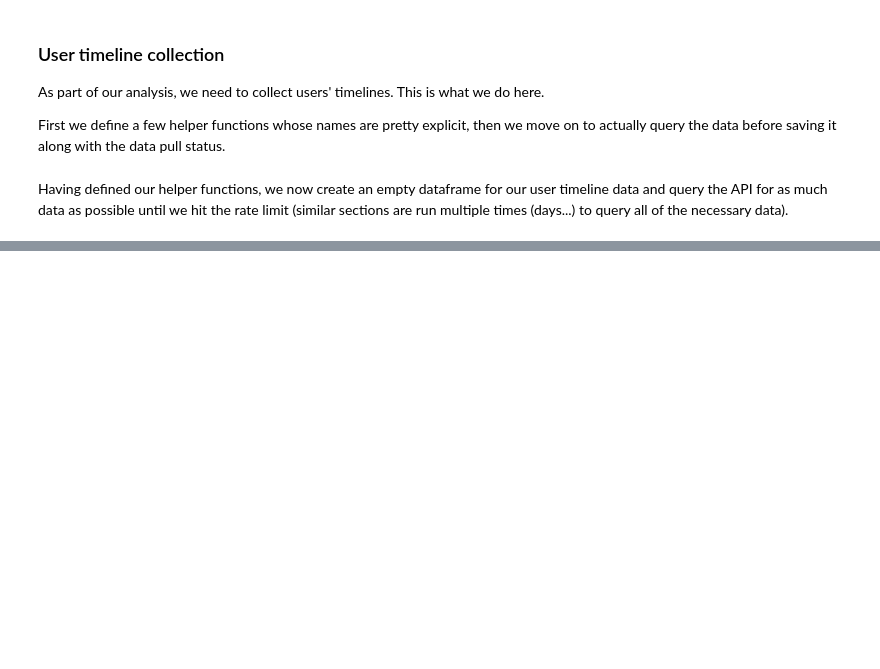
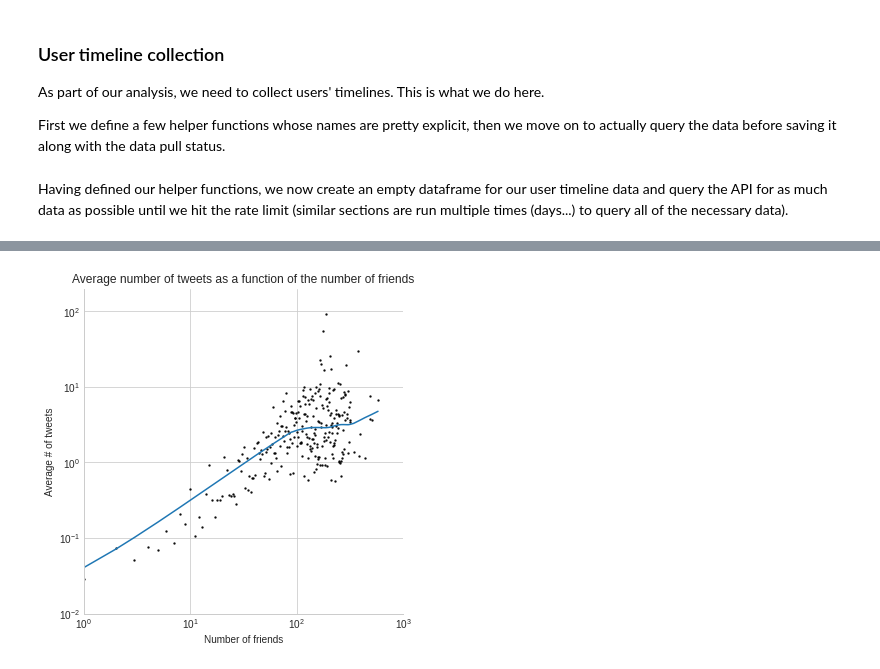
Before and after one commit to epfl-ada/ada-2020-project-milestone-p3-p3_datart, a Jupyter notebook: creative_extension.ipynb, the cells around one changed output, grey strips where cells are left out. Saved outputs shown, nothing was run; the diff lists cells and outputs as text; code cells hidden in the pictures; blank space fills up the shorter version.

```diff
--- a/creative_extension.ipynb
+++ b/creative_extension.ipynb
@@ -840,0 +957,7 @@ eval(
+# %%
+user_mentions_df.user_id = user_mentions_df.user_id.astype(int)
+merged_mentions = pd.merge(
+    user_mentions_df, user_data_w_alters, left_on="user_id", right_on="id"
+)
+merged_mentions.drop(columns=["id"], inplace=True)
+merged_mentions.sample(n=5)
@@ -840,0 +971,11 @@ eval(
+# %%
+friends = (
+    merged_mentions.groupby("user_id")
+    .agg({"n_mentions": lambda x: x.count(), "mean_daily_tweets": lambda x: x.mean()})
+    .reset_index()
+    .rename({"n_mentions": "n_friends"}, axis=1)
+    .groupby("n_friends")
+    .mean()
+    .reset_index()
+)
+friends.head()
@@ -840,0 +1064,30 @@ eval(
+# %%
+# Plot using the mean values of the mean daily number of tweets
+# and the friend count
+
+x = friends.n_friends.values
+y = friends.mean_daily_tweets.values
+z = lowess(y, x, frac=1 / 1.5)
+
+g = sns.lmplot(
+    x="n_friends",
+    y="mean_daily_tweets",
+    data=friends,
+    fit_reg=False,
+    aspect=1,
+    scatter_kws={"s": 2, "color": "black"},
+    height=5,
+)
+
+# Set axes to logscale and their limits
+g.set(xscale="log", xlim=(1, 1e3), xlabel="Number of friends")
+g.set(yscale="log", ylim=(1e-2, 2e2), ylabel="Average # of tweets")
+
+plt.title("Average number of tweets as a function of the number of friends")
+plt.plot(x, z[:, 1])
+plt.show()
+
+# Save the figure
+g.savefig(FRIENDS_PLOT_FILE, dpi=600)
+# %% [output]
+[figure, added]
```
Also changed, not shown: parts of 87 cells of this notebook, 8 other files.
